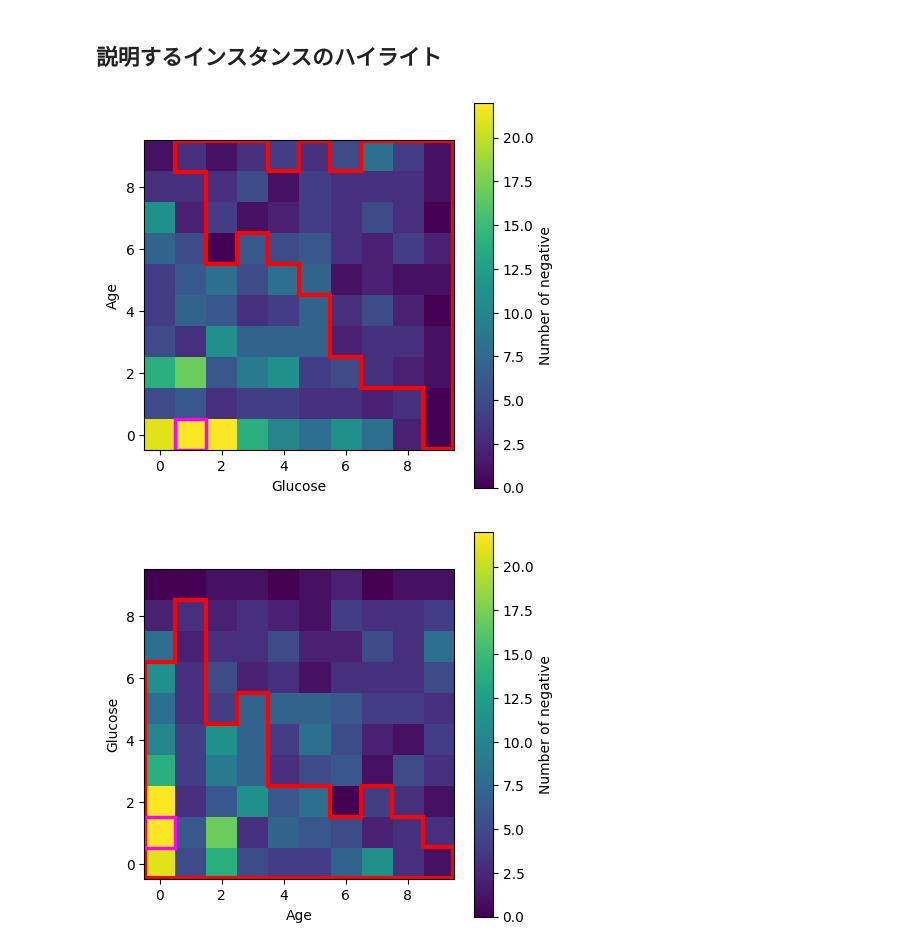
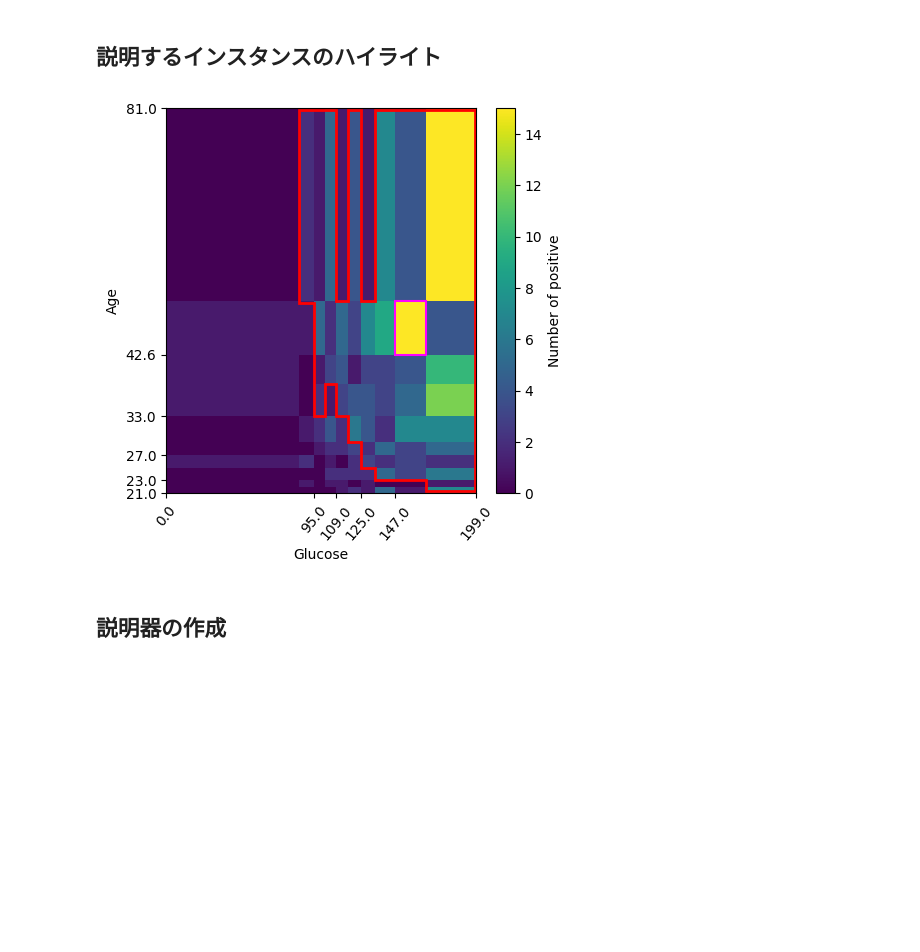
Before and after one commit to inatoihs/opt_entropy_rule, a Jupyter notebook: diabetes_experiment.ipynb, the cells around one changed output. Drawn from its saved outputs; the diff is of its cells as text; code cells hidden in the pictures; blank space fills up the shorter version.

Commit message:
説明器の作成

```diff
--- a/diabetes_experiment.ipynb
+++ b/diabetes_experiment.ipynb
@@ -160,32 +159,39 @@ True
 ## 説明するインスタンスのハイライト
 # %%
 # ハイライト
-for column_x, column_y in pair_to_explain:
-    objective_column = "Predicted"
-    df_with_bins, region, v, xbins, ybins, positive, negative, posandneg, x_bucket_num, y_bucket_num = compute_region(df, column_x, column_y)
-    instance_to_explain = df_with_bins.iloc[explain_index]
-    x_bucket_index = sorted(df_with_bins["x_Bin"].unique().tolist()).index(instance_to_explain["x_Bin"])
-    y_bucket_index = sorted(df_with_bins["y_Bin"].unique().tolist()).index(instance_to_explain["y_Bin"])
-    instance_to_explain = df_with_bins.iloc[explain_index]
-    points = positive if instance_to_explain[objective_column] == 1 else negative
-    visualizer(
-        points,
-        region.bot,
-        region.top,
-        region.l,
-        region.r,
-        y_bucket_num,
-        x_bucket_num,
-        column_y,
-        column_x,
-        barlabel,
-        ybins,
-        xbins,
-        highlight=True,
-        highlight_x=y_bucket_index,
-        highlight_y=x_bucket_index,
-        square=True,
-    )
+def highlighten(df, pair_to_explain, explain_index, square=False):
+    for column_x, column_y in pair_to_explain:
+        objective_column = "Predicted"
+        df_with_bins, region, v, xbins, ybins, positive, negative, posandneg, x_bucket_num, y_bucket_num = compute_region(df, column_x, column_y)
+        instance_to_explain = df_with_bins.iloc[explain_index]
+        x_bucket_index = sorted(df_with_bins["x_Bin"].unique().tolist()).index(instance_to_explain["x_Bin"])
+        y_bucket_index = sorted(df_with_bins["y_Bin"].unique().tolist()).index(instance_to_explain["y_Bin"])
+        instance_to_explain = df_with_bins.iloc[explain_index]
+        points = positive if instance_to_explain[objective_column] == 1 else negative
+        barlabel = "positive" if instance_to_explain[objective_column] == 1 else "negative"
+        visualizer(
+            points,
+            region.bot,
+            region.top,
+            region.l,
+            region.r,
+            y_bucket_num,
+            x_bucket_num,
+            column_y,
+            column_x,
+            barlabel,
+            ybins,
+            xbins,
+            highlight=True,
+            highlight_x=y_bucket_index,
+            highlight_y=x_bucket_index,
+            square=square,
+        )
+v_pairs = []
+for x,y,v in v_list[:1]:
+    v_pairs.append((x,y))
+highlighten(df, v_pairs[:1], 0)
 # %% [output]
-[figure, old version]
+[figure, new version]
-[figure, removed]
+# %% [markdown]
+## 説明器の作成
```
Also changed, not shown: parts of 7 cells of this notebook.
